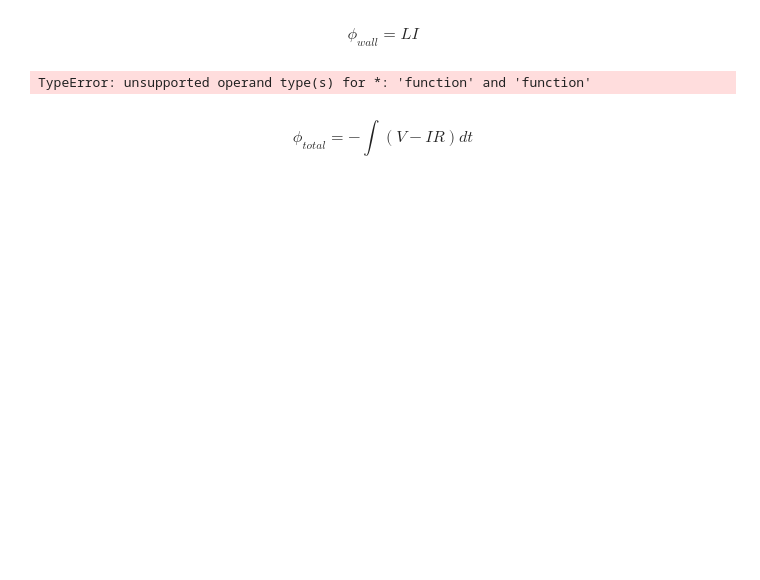
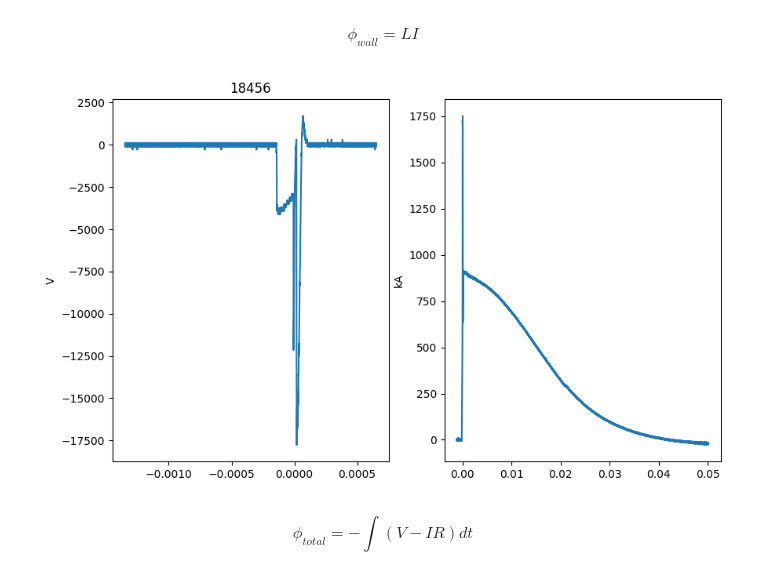
Before and after one commit to bposehn/ToroidalFluxCalcs, a Jupyter notebook: test_data_accessing.ipynb, the cells around one changed output. Saved outputs shown, nothing was run; the diff lists cells and outputs as text; code cells hidden in the pictures; blank space fills up the shorter version.

```diff
--- a/test_data_accessing.ipynb
+++ b/test_data_accessing.ipynb
@@ -183,5 +206,10 @@ $$\phi_{wall} = LI$$
 def get_phi_wall(shot : int, L_fxn):
     current_f = get_interpolated_wave_function(shot, CURRENT_LAYER)
     return lambda t : current_f(t) * L_fxn(t)
+# %%
+shot = 18456
+plot_shot_current_and_voltage(shot)
+# %% [output]
+[figure, added]
 # %%
 L_fxn = lambda t : L(L_0, L_f, tau, t)
@@ -189,7 +217,3 @@ phi_wall_fxn = get_phi_wall(18456, L_fxn)
-# %%
-type(L_fxn * L_fxn)
-# %% [output]
-TypeError: unsupported operand type(s) for *: 'function' and 'function'
 # %% [markdown]
 $$\phi_{total} = -\int{(V - IR)dt }$$
 # %%
```
Also changed, not shown: parts of 24 cells of this notebook.
